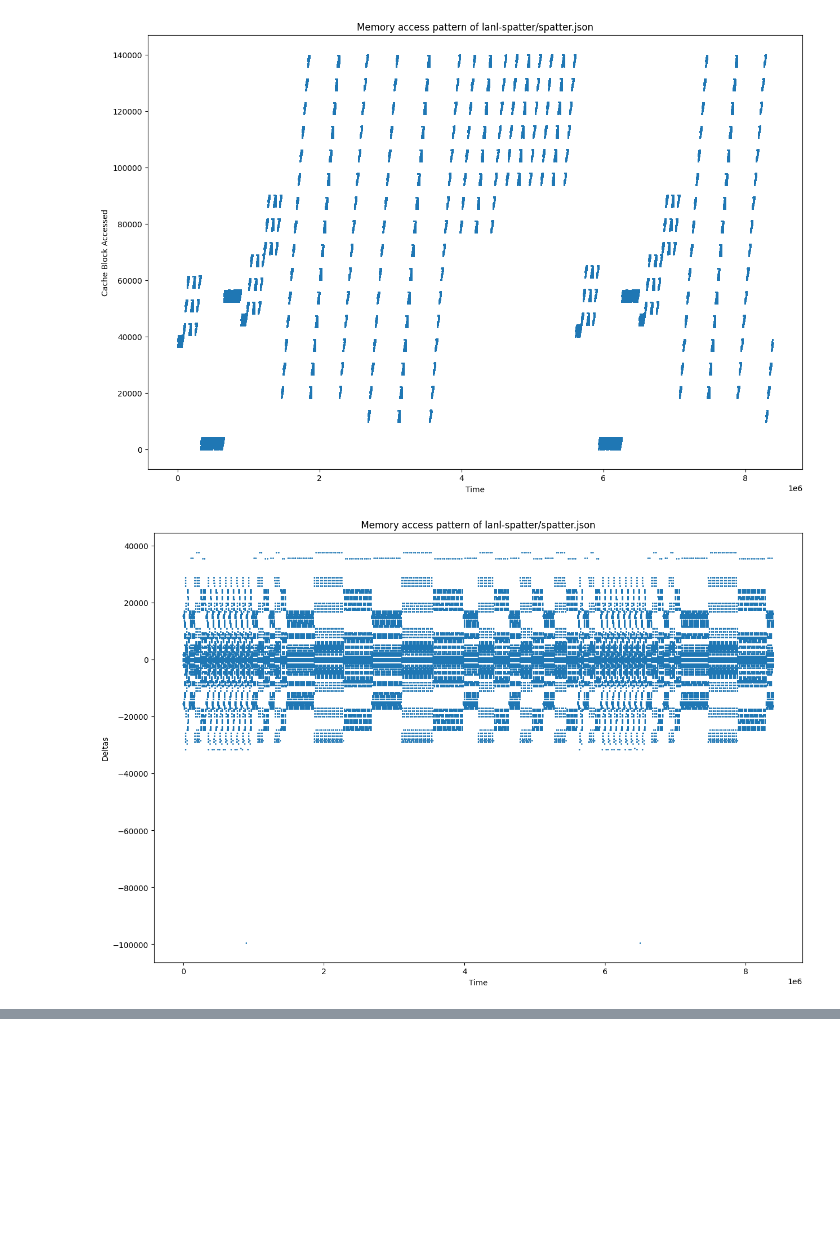
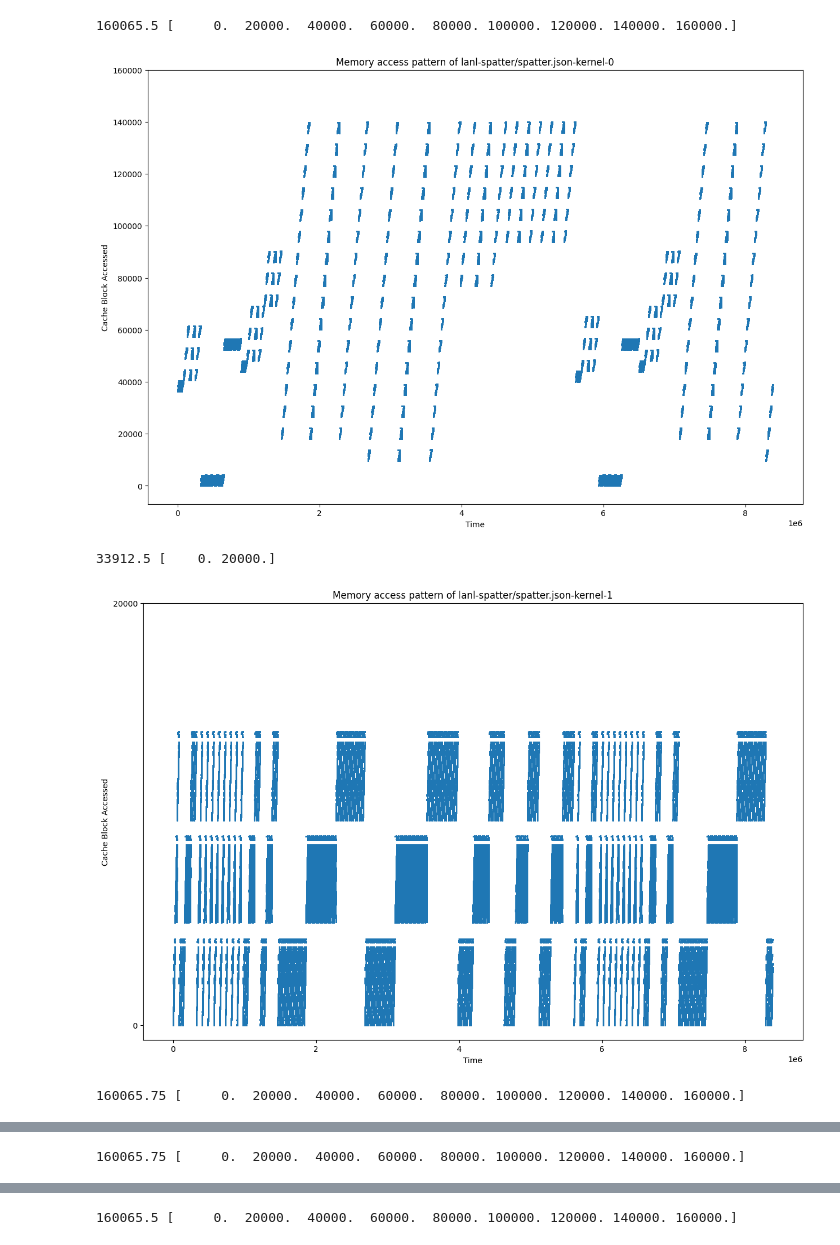
Before and after one commit to hnpl/pattern-analysis, a Jupyter notebook: scatter_gather_pattern_graphing.ipynb, the cells around one changed output, grey strips where cells are left out. Saved outputs shown, nothing was run; the diff lists cells and outputs as text; code cells hidden in the pictures; blank space fills up the shorter version.

Commit message:
Visualize all available memory access patterns
Signed-off-by: Hoa Nguyen <hoanguyen@ucdavis.edu>

```diff
--- a/scatter_gather_pattern_graphing.ipynb
+++ b/scatter_gather_pattern_graphing.ipynb
@@ -56,17 +53,20 @@ class System:
         self.cache_block_size_in_bytes = cache_block_size_in_bytes
         self.element_size_in_bytes = element_size_in_bytes
         self.num_lanes = 1
-    def visualize_memory_access_pattern(self, address_list, pattern_name):
-        numAddresses = address_list.shape[0]
-        plt.scatter(np.arange(numAddresses), address_list/(self.cache_block_size_in_bytes / self.element_size_in_bytes), s=1)
-        #numV = 1000
-        #plt.scatter(np.arange(numV), address_list[:numV]/(self.cache_block_size_in_bytes / self.element_size_in_bytes), s=1)
+    def visualize_memory_access_pattern(self, index_list, pattern_name):
+        numAddresses = index_list.shape[0]
+        plt.scatter(np.arange(numAddresses), index_list/(self.cache_block_size_in_bytes / self.element_size_in_bytes), s=1)
         plt.title(f"Memory access pattern of {pattern_name}")
         plt.xlabel("Time")
         plt.ylabel("Cache Block Accessed")
+        y_max = max(index_list) / (self.cache_block_size_in_bytes / self.element_size_in_bytes)
+        y_step = 20000
+        y_max = y_max + y_step
+        plt.yticks(np.arange(0, y_max, step=y_step))
+        print(y_max, np.arange(0, y_max, step=y_step))
         plt.show()
-    def visualize_delta_of_memory_access_pattern(self, address_list, pattern_name):
-        delta_list = np.diff(address_list)
+    def visualize_delta_of_memory_access_pattern(self, index_list, pattern_name):
+        delta_list = np.diff(index_list)
         numDeltas = delta_list.shape[0]
         outlier = np.abs(delta_list) < 10**5
         delta_list *= outlier
@@ -77,9 +77,14 @@ class System:
         plt.show()
 system = System()
 # %%
+spatter_file = "lanl-spatter/spatter.json"
+kernels = read_spatter_kernel(spatter_file)
 plt.rcParams["figure.figsize"] = (15, 10)
-system.visualize_memory_access_pattern(kernels[0].index, spatter_file)
-system.visualize_delta_of_memory_access_pattern(kernels[0].index, spatter_file)
+for i, kernel in enumerate(kernels):
+    system.visualize_memory_access_pattern(kernel.index, f"{spatter_file}-kernel-{i}")
 # %% [output]
+160065.5 [     0.  20000.  40000.  60000.  80000. 100000. 120000. 140000. 160000.]
-[figure, old version]
+[figure, new version]
+33912.5 [    0. 20000.]
-[figure, old version]
+[figure, new version]
+160065.75 [     0.  20000.  40000.  60000.  80000. 100000. 120000. 140000. 160000.]
@@ -85,0 +92 @@ system.visualize_delta_of_memory_access_pattern(kernels[0].index, spatter_file)
+160065.75 [     0.  20000.  40000.  60000.  80000. 100000. 120000. 140000. 160000.]
@@ -85,0 +94 @@ system.visualize_delta_of_memory_access_pattern(kernels[0].index, spatter_file)
+160065.5 [     0.  20000.  40000.  60000.  80000. 100000. 120000. 140000. 160000.]
```
Also changed, not shown: parts of 5 cells of this notebook.
